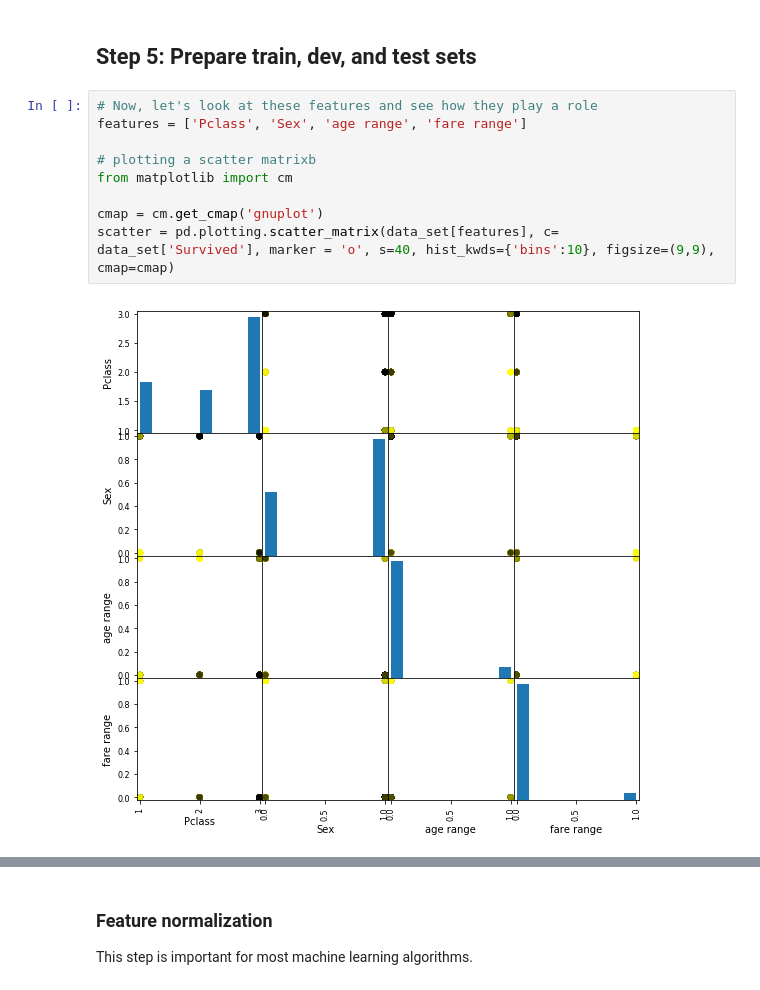
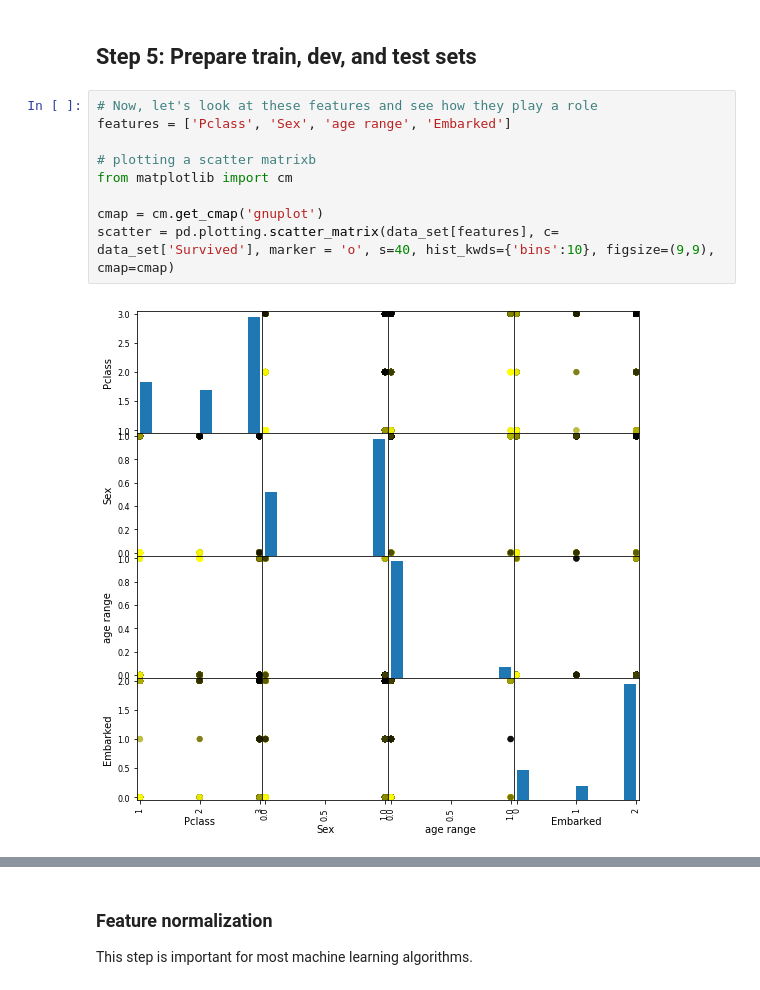
Before and after one commit to haianhle/ar-kaggle, a Jupyter notebook: titanic/titanic_notes.ipynb, the cells around one changed output, grey strips where cells are left out. Saved outputs shown, nothing was run; the diff lists cells and outputs as text.

```diff
--- a/titanic/titanic_notes.ipynb
+++ b/titanic/titanic_notes.ipynb
@@ -382,15 +375,15 @@ data_set[['age range', 'Survived']].groupby('age range', as_index=False).mean()
 ## Step 5: Prepare train, dev, and test sets
 # %%
 # Now, let's look at these features and see how they play a role
-features = ['Pclass', 'Sex', 'age range', 'fare range']
+features = ['Pclass', 'Sex', 'age range', 'Embarked']
 
 # plotting a scatter matrixb
 from matplotlib import cm
 
 cmap = cm.get_cmap('gnuplot')
 scatter = pd.plotting.scatter_matrix(data_set[features], c= data_set['Survived'], marker = 'o', s=40, hist_kwds={'bins':10}, figsize=(9,9), cmap=cmap)
 # %% [output]
-[figure, old version]
+[figure, new version]
 # %%
 # Extract features for input X taking into account analysis above, add Sex and Embarked
 
```
Also changed, not shown: parts of 15 cells of this notebook.
